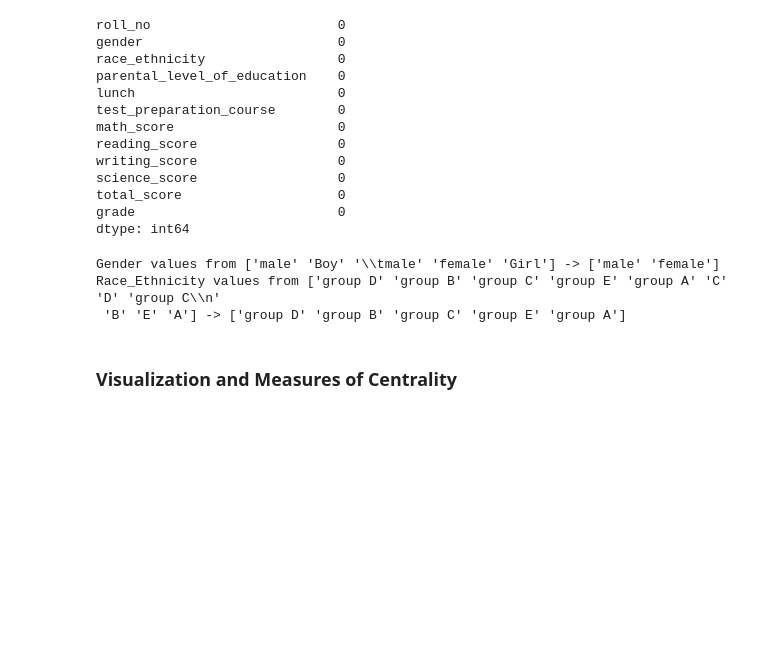
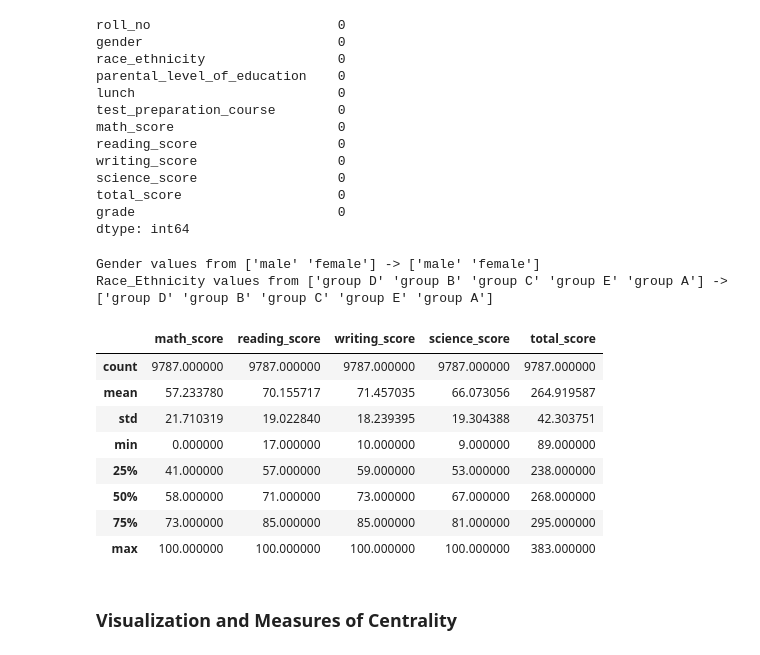
Before and after one commit to jsonavalos/student-dataset-analysis, a Jupyter notebook: student_performance.ipynb, the cells around one changed output. Cells and saved outputs as stored; diff of their text form; code cells hidden in the pictures; blank space fills up the shorter version.

```diff
--- a/student_performance.ipynb
+++ b/student_performance.ipynb
@@ -99,7 +100,7 @@ dtype: int64
 student_data['lunch'] = student_data['lunch'].astype('object')
 student_data['lunch'] = student_data['lunch'].replace({0: 'No', 1: 'Yes'})
 
-student_data['lunch'] = student_data['lunch'].astype('object')
+student_data['test_preparation_course'] = student_data['test_preparation_course'].astype('object')
 student_data['test_preparation_course'] = student_data['test_preparation_course'].replace({0: 'No', 1: 'Yes'})
 
 # math-score: dtype -> float
@@ -120,9 +121,20 @@ student_data['race_ethnicity'] = student_data['race_ethnicity'].replace(['C', 'g
 post_replacement = student_data['race_ethnicity'].unique()
 print(f'Race_Ethnicity values from {pre_replacement} -> {post_replacement}')
 # %% [output]
-Gender values from ['male' 'Boy' '\\tmale' 'female' 'Girl'] -> ['male' 'female']
-Race_Ethnicity values from ['group D' 'group B' 'group C' 'group E' 'group A' 'C' 'D' 'group C\\n'
- 'B' 'E' 'A'] -> ['group D' 'group B' 'group C' 'group E' 'group A']
+Gender values from ['male' 'female'] -> ['male' 'female']
+Race_Ethnicity values from ['group D' 'group B' 'group C' 'group E' 'group A'] -> ['group D' 'group B' 'group C' 'group E' 'group A']
+# %%
+student_data.describe()
+# %% [output]
+|  | math_score | reading_score | writing_score | science_score | total_score |
+| count | 9787.000000 | 9787.000000 | 9787.000000 | 9787.000000 | 9787.000000 |
+| mean | 57.233780 | 70.155717 | 71.457035 | 66.073056 | 264.919587 |
+| std | 21.710319 | 19.022840 | 18.239395 | 19.304388 | 42.303751 |
+| min | 0.000000 | 17.000000 | 10.000000 | 9.000000 | 89.000000 |
+| 25% | 41.000000 | 57.000000 | 59.000000 | 53.000000 | 238.000000 |
+| 50% | 58.000000 | 71.000000 | 73.000000 | 67.000000 | 268.000000 |
+| 75% | 73.000000 | 85.000000 | 85.000000 | 81.000000 | 295.000000 |
+| max | 100.000000 | 100.000000 | 100.000000 | 100.000000 | 383.000000 |
 # %% [markdown]
 ### Visualization and Measures of Centrality
 # %%
```
Also changed, not shown: parts of 14 cells of this notebook.
